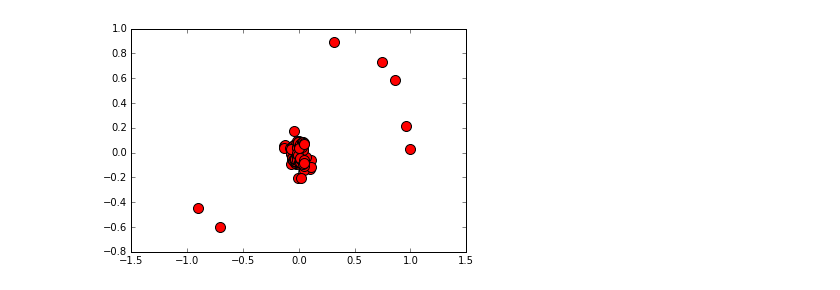
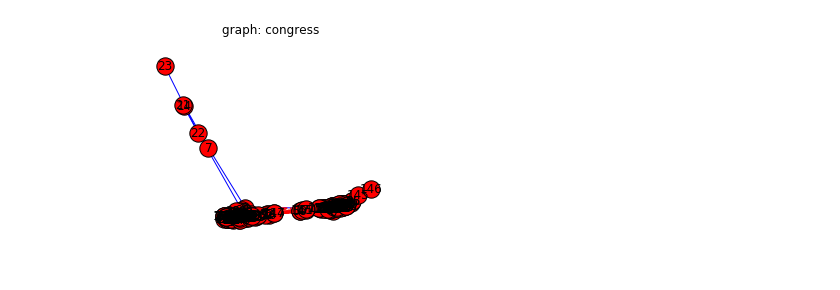
Before and after one commit to xiaohan2012/signed-local-community, a Jupyter notebook: motif-clustering.ipynb, the cells around one changed output. Cells and saved outputs as stored; diff of their text form; code cells hidden in the pictures.

```diff
--- a/motif-clustering.ipynb
+++ b/motif-clustering.ipynb
@@ -77,5 +25,0 @@ W = pos_neg_C + neg_neg_C
-# %%
-g_motif = nx.from_scipy_sparse_matrix(W)
-nx.draw_networkx(g_motif, with_labels=False, node_size=100)
-# %% [output]
-[figure, removed]
@@ -145,0 +26,25 @@ def signed_group_conductance(g, groups, verbose=0):
+# %%
+graph_name = 'congress'
+path = 'graphs/{}.pkl'.format(graph_name)
+fig_rootdir = 'figs/motif_clustering_demo/'
+
+MODE = 'LOCAL'
+query = 0
+alpha = 0.5  # this should be carefully set
+FIG_FORMAT = 'pdf'
+
+fig_dir = os.path.join(fig_rootdir, graph_name)
+if not os.path.exists(fig_dir):
+    os.makedirs(fig_dir)
+# %%
+g = nx.read_gpickle(path)
+
+fig, ax = get_borderless_fig()
+pos = signed_layout(g)
+draw_nodes(g, pos, ax=ax)
+# nx.draw_networkx_nodes(g, pos, node_size=100)
+draw_edges(g, pos, ax=ax)
+ax.set_title('graph: {}'.format(graph_name))
+fig.savefig(fig_dir + '/graph.'+FIG_FORMAT)
+# %% [output]
+[figure, added]
```
Also changed, not shown: parts of 13 cells of this notebook, 1 other file.
